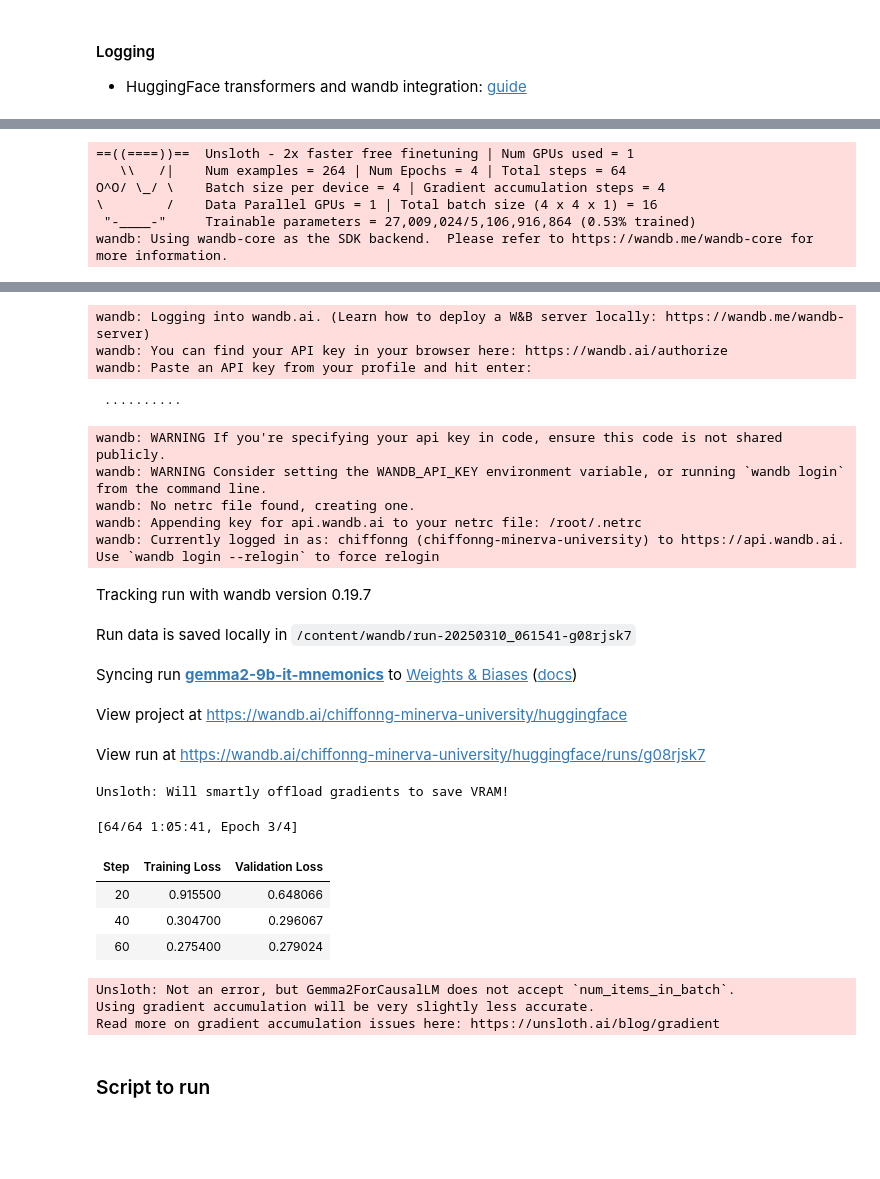
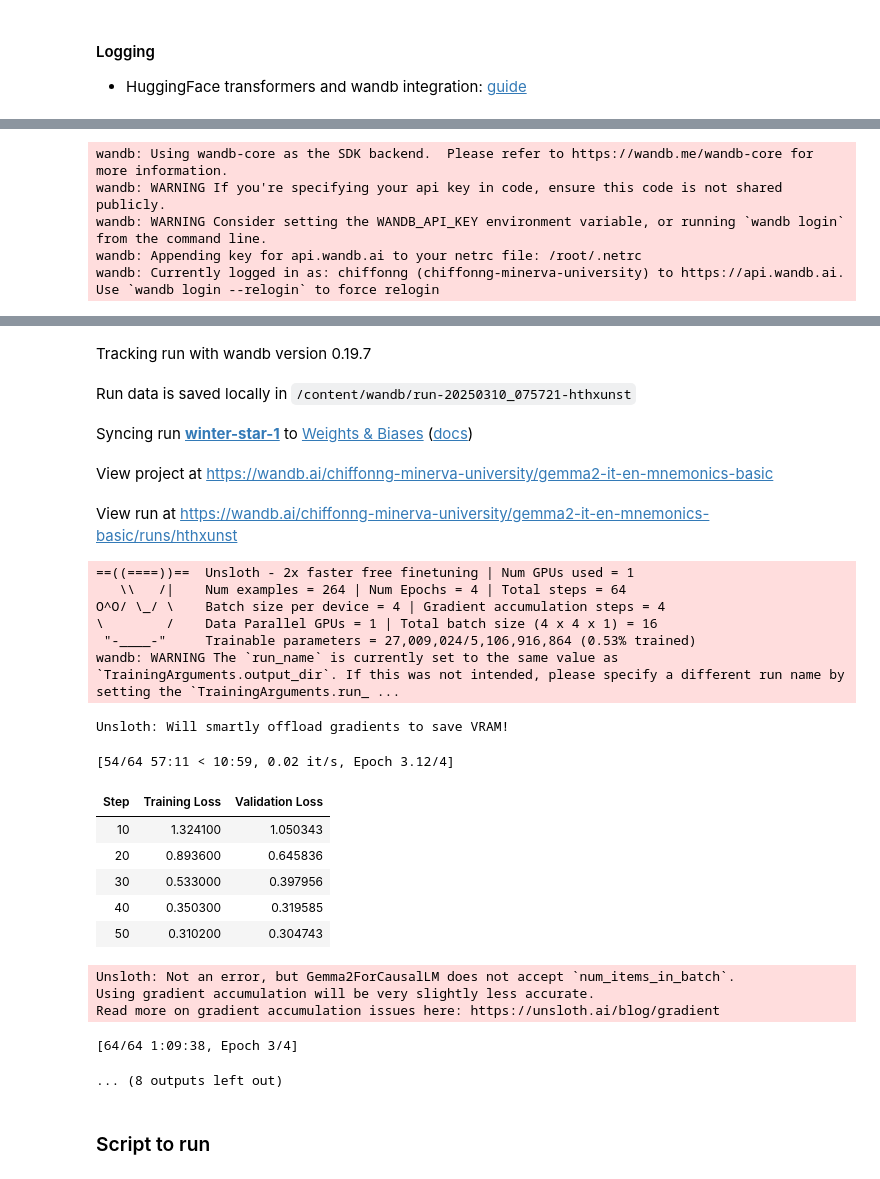
Before and after one commit to chiffonng/mnemonic-gen, a Jupyter notebook: notebooks/sft.ipynb, the cells around one changed output, grey strips where cells are left out. Cells and saved outputs as stored; diff of their text form; code cells hidden in the pictures; blank space fills up the shorter version.

```diff
--- a/notebooks/sft.ipynb
+++ b/notebooks/sft.ipynb
@@ -220,7 +214,7 @@ def train_func():
     train_args = TrainingArguments(
         per_device_train_batch_size=4,
         per_device_eval_batch_size=4,
-        gradient_accumulation_steps=4,  # batch size of 16
+        gradient_accumulation_steps=4,
         warmup_steps=10,
         num_train_epochs=4,
         learning_rate=2e-5,
@@ -232,7 +226,7 @@ def train_func():
         seed=3407,
 
         # Save strategy
-        output_dir="./outputs",
+        output_dir="./out",
         save_strategy="steps",
         save_steps=10,
         load_best_model_at_end=True,
@@ -246,6 +240,7 @@ def train_func():
         # Logging
         logging_steps=10,
         report_to="wandb",
+        run_name="gemma2-it-en-mnemonics-basic",
     )
 
     trainer = SFTTrainer(
@@ -268,9 +263,8 @@ def train_func():
 
 trainer_stats = train_func()
 # %% [output]
-==((====))==  Unsloth - 2x faster free finetuning | Num GPUs used = 1
-   \\   /|    Num examples = 264 | Num Epochs = 4 | Total steps = 64
-O^O/ \_/ \    Batch size per device = 4 | Gradient accumulation steps = 4
-\        /    Data Parallel GPUs = 1 | Total batch size (4 x 4 x 1) = 16
- "-____-"     Trainable parameters = 27,009,024/5,106,916,864 (0.53% trained)
 wandb: Using wandb-core as the SDK backend.  Please refer to https://wandb.me/wandb-core for more information.
+wandb: WARNING If you're specifying your api key in code, ensure this code is not shared publicly.
+wandb: WARNING Consider setting the WANDB_API_KEY environment variable, or running `wandb login` from the command line.
+wandb: Appending key for api.wandb.ai to your netrc file: /root/.netrc
+wandb: Currently logged in as: chiffonng (chiffonng-minerva-university) to https://api.wandb.ai. Use `wandb login --relogin` to force relogin
@@ -278,26 +271,27 @@ wandb: Using wandb-core as the SDK backend.  Please refer to https://wandb.me/wa
-wandb: Logging into wandb.ai. (Learn how to deploy a W&B server locally: https://wandb.me/wandb-server)
-wandb: You can find your API key in your browser here: https://wandb.ai/authorize
-wandb: Paste an API key from your profile and hit enter:
- ··········
-wandb: WARNING If you're specifying your api key in code, ensure this code is not shared publicly.
-wandb: WARNING Consider setting the WANDB_API_KEY environment variable, or running `wandb login` from the command line.
-wandb: No netrc file found, creating one.
-wandb: Appending key for api.wandb.ai to your netrc file: /root/.netrc
-wandb: Currently logged in as: chiffonng (chiffonng-minerva-university) to https://api.wandb.ai. Use `wandb login --relogin` to force relogin
 Tracking run with wandb version 0.19.7
-Run data is saved locally in /content/wandb/run-20250310_061541-g08rjsk7
+Run data is saved locally in /content/wandb/run-20250310_075721-hthxunst
-Syncing run gemma2-9b-it-mnemonics to Weights & Biases (docs)
+Syncing run winter-star-1 to Weights & Biases (docs)
-View project at https://wandb.ai/chiffonng-minerva-university/huggingface
+View project at https://wandb.ai/chiffonng-minerva-university/gemma2-it-en-mnemonics-basic
-View run at https://wandb.ai/chiffonng-minerva-university/huggingface/runs/g08rjsk7
+View run at https://wandb.ai/chiffonng-minerva-university/gemma2-it-en-mnemonics-basic/runs/hthxunst
+==((====))==  Unsloth - 2x faster free finetuning | Num GPUs used = 1
+   \\   /|    Num examples = 264 | Num Epochs = 4 | Total steps = 64
+O^O/ \_/ \    Batch size per device = 4 | Gradient accumulation steps = 4
+\        /    Data Parallel GPUs = 1 | Total batch size (4 x 4 x 1) = 16
+ "-____-"     Trainable parameters = 27,009,024/5,106,916,864 (0.53% trained)
+wandb: WARNING The `run_name` is currently set to the same value as `TrainingArguments.output_dir`. If this was not intended, please specify a different run name by setting the `TrainingArguments.run_ ...
+Unsloth: Will smartly offload gradients to save VRAM!
+[54/64 57:11 < 10:59, 0.02 it/s, Epoch 3.12/4]
+| Step | Training Loss | Validation Loss |
+| 10 | 1.324100 | 1.050343 |
+| 20 | 0.893600 | 0.645836 |
+| 30 | 0.533000 | 0.397956 |
+| 40 | 0.350300 | 0.319585 |
+| 50 | 0.310200 | 0.304743 |
-Unsloth: Will smartly offload gradients to save VRAM!
+Unsloth: Not an error, but Gemma2ForCausalLM does not accept `num_items_in_batch`.
+Using gradient accumulation will be very slightly less accurate.
+Read more on gradient accumulation issues here: https://unsloth.ai/blog/gradient
-[64/64 1:05:41, Epoch 3/4]
+[64/64 1:09:38, Epoch 3/4]
-| Step | Training Loss | Validation Loss |
-| 20 | 0.915500 | 0.648066 |
-| 40 | 0.304700 | 0.296067 |
-| 60 | 0.275400 | 0.279024 |
-Unsloth: Not an error, but Gemma2ForCausalLM does not accept `num_items_in_batch`.
-Using gradient accumulation will be very slightly less accurate.
-Read more on gradient accumulation issues here: https://unsloth.ai/blog/gradient
+... (8 outputs left out)
 # %% [markdown]
 ### Script to run
 # %%
```
Also changed, not shown: parts of 7 cells of this notebook.
